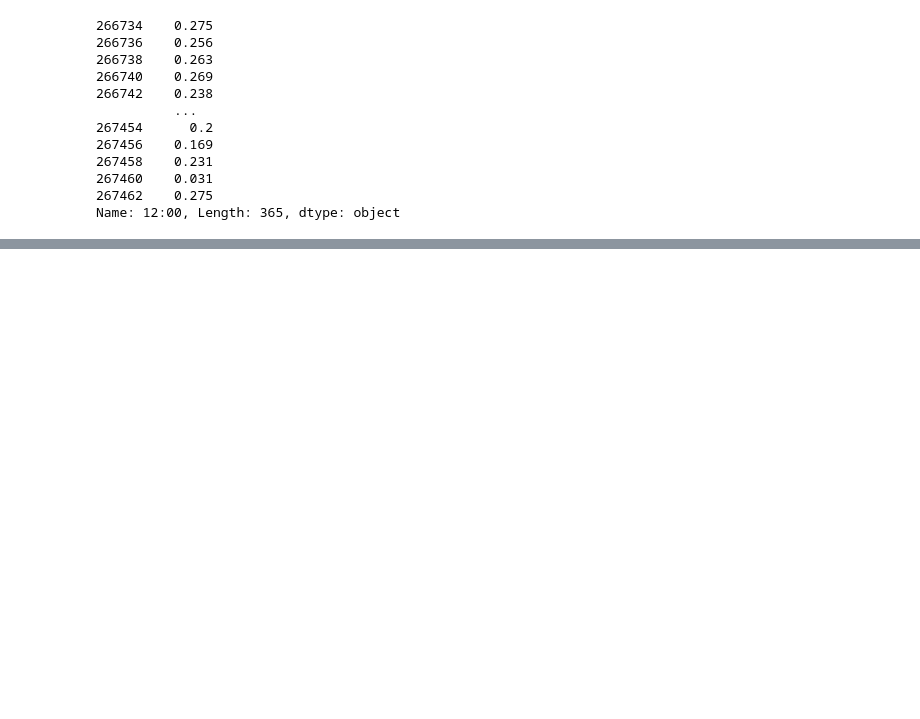
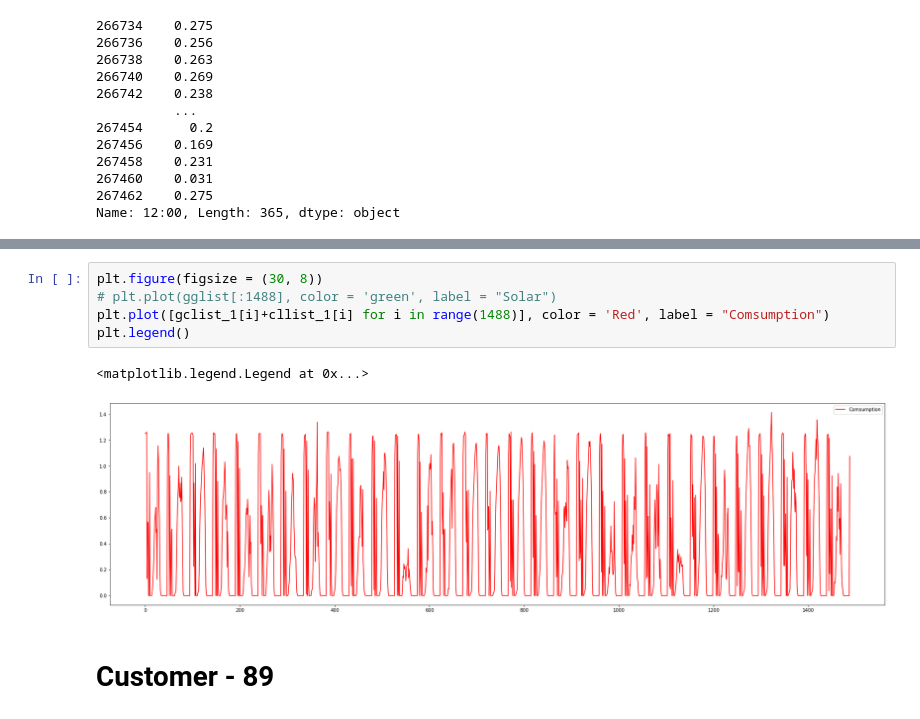
Before and after one commit to orolfat99/IFN712, a Jupyter notebook: Solar privacy.ipynb, the cells around one changed output, grey strips where cells are left out. Saved outputs shown, nothing was run; the diff lists cells and outputs as text; blank space fills up the shorter version.

```diff
--- a/Solar privacy.ipynb
+++ b/Solar privacy.ipynb
@@ -277,0 +305,10 @@ plt.plot([0 for i in range(len(data_GC))], color = 'red')
+# %%
+plt.figure(figsize = (30, 8))
+# plt.plot(gglist[:1488], color = 'green', label = "Solar")
+plt.plot([gclist_1[i]+cllist_1[i] for i in range(1488)], color = 'Red', label = "Comsumption")
+plt.legend()
+# %% [output]
+<matplotlib.legend.Legend at 0x...>
+[figure, added]
+# %% [markdown]
+# Customer - 89
```
Also changed, not shown: parts of 74 cells of this notebook.
